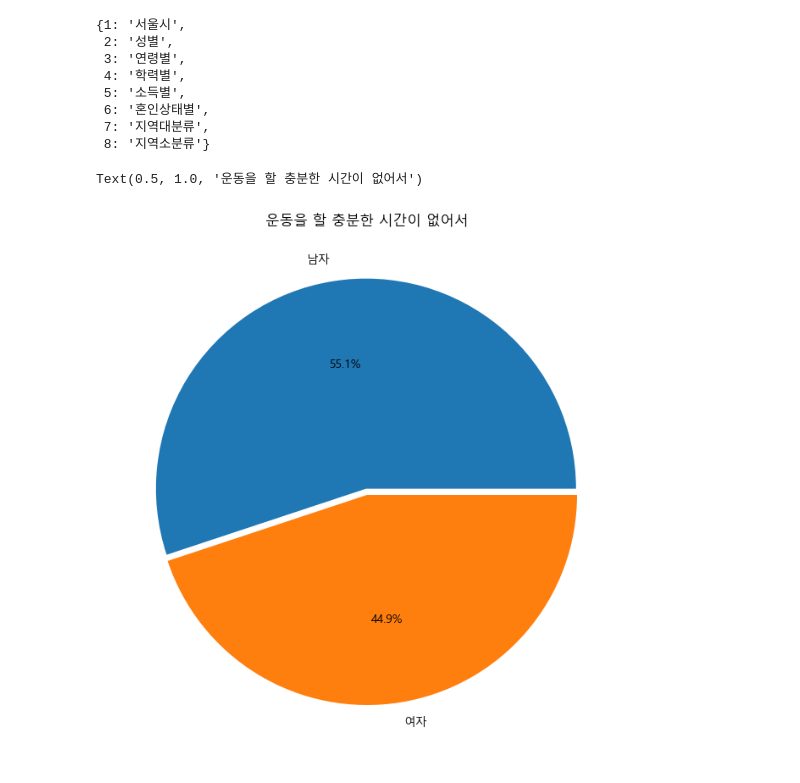
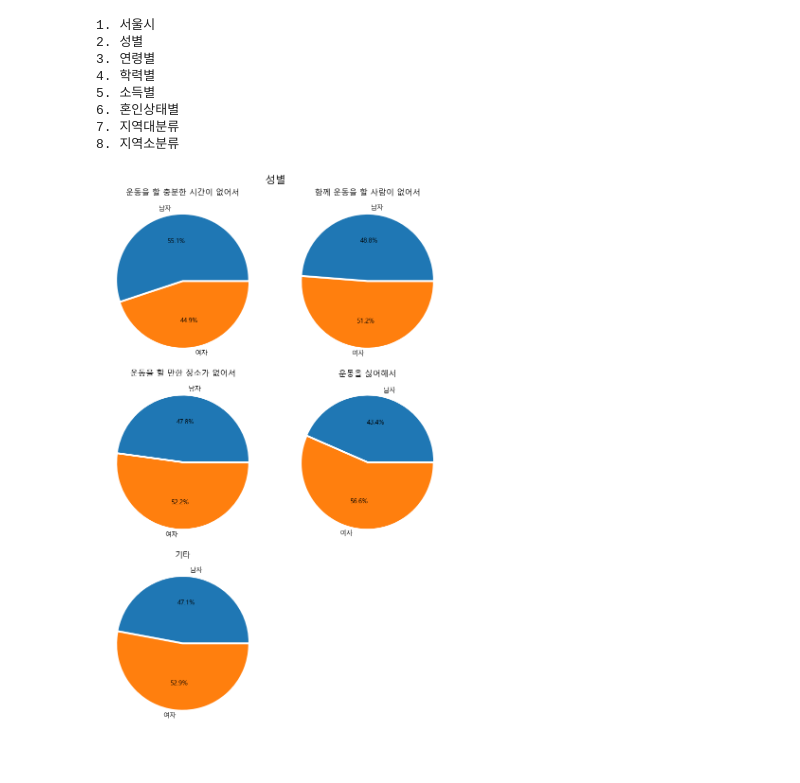
Before and after one commit to lth0813/SeSAC-LECTURE, a Jupyter notebook: 과제/MP1/MP1-1.ipynb, the cells around one changed output. Cells and saved outputs as stored; diff of their text form; code cells hidden in the pictures.

```diff
--- a/과제/MP1/MP1-1.ipynb
+++ b/과제/MP1/MP1-1.ipynb
@@ -33,17 +7,0 @@ data
-# %%
-tmp_list = []
-for item in data["대분류"].unique():
-    if not item.endswith("구"):
-        tmp_list.append(item)
-tmp_list.append("지역소분류")
-category = {i + 1: item for i, item in enumerate(tmp_list)}
-category
-# %% [output]
-{1: '서울시',
- 2: '성별',
- 3: '연령별',
- 4: '학력별',
- 5: '소득별',
- 6: '혼인상태별',
- 7: '지역대분류',
- 8: '지역소분류'}
@@ -54,20 +7,0 @@ g_data
-# %%
-plt.figure(figsize=(8,12))
-plt.pie(g_data.iloc[:,1],labels=g_data.loc[:,"분류"],autopct='%.1f%%',explode=(0.03,0))
-plt.title(g_data.columns[1])
-# %% [output]
-Text(0.5, 1.0, '운동을 할 충분한 시간이 없어서')
-[figure, removed]
-# %%
-def choose_category(cate_num):
-    g_data = data[data["대분류"] == category[cate_num]]
-    g_data = g_data.iloc[:,2:]
-    g_data
-# def draw_pie():
-    explode_tuple = (0.015,) * (len(g_data.index))
-    plt.figure(figsize=(8,12))
-    for i in range(1, len(g_data.columns)):
-        plt.subplot(3,2,i)
-        plt.pie(g_data.iloc[:,i],labels=g_data.loc[:,"분류"],autopct='%.1f%%',explode=explode_tuple)
-        plt.title(g_data.columns[i])
-    plt.show()
@@ -80,0 +53,13 @@ choose_category(7)
+# %%
+dg = Draw_Graph()
+dg.draw_graph()
+# %% [output]
+1. 서울시
+2. 성별
+3. 연령별
+4. 학력별
+5. 소득별
+6. 혼인상태별
+7. 지역대분류
+8. 지역소분류
+[figure, added]
```
Also changed, not shown: parts of 7 cells of this notebook, 16 other files.
